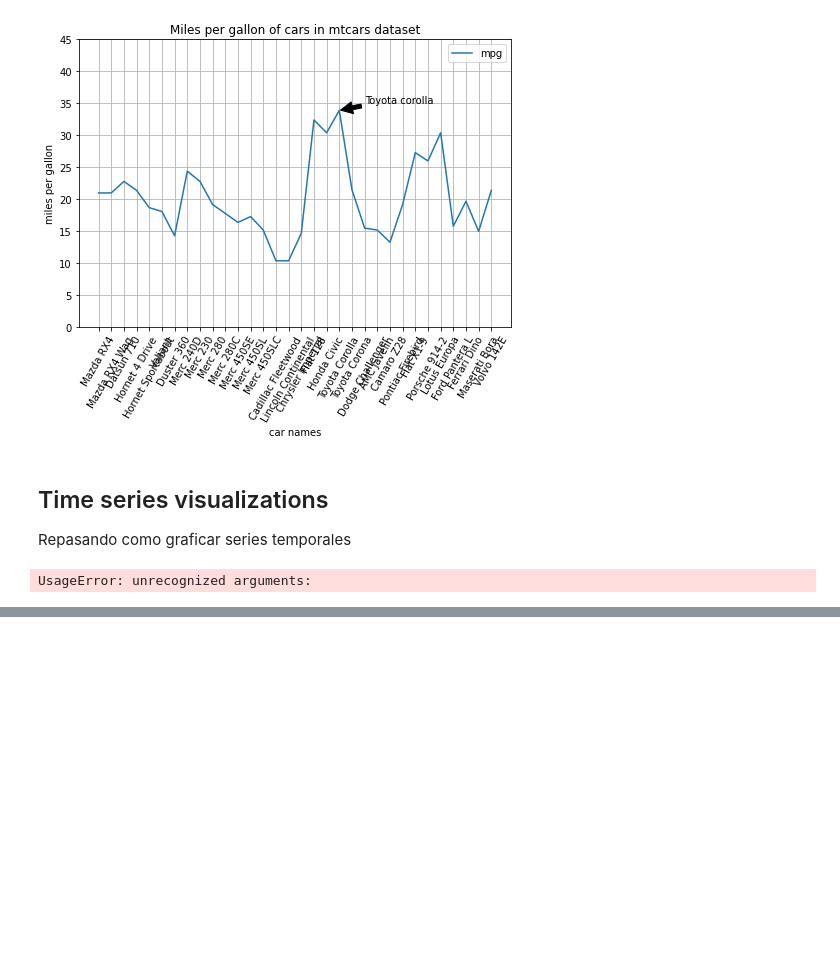
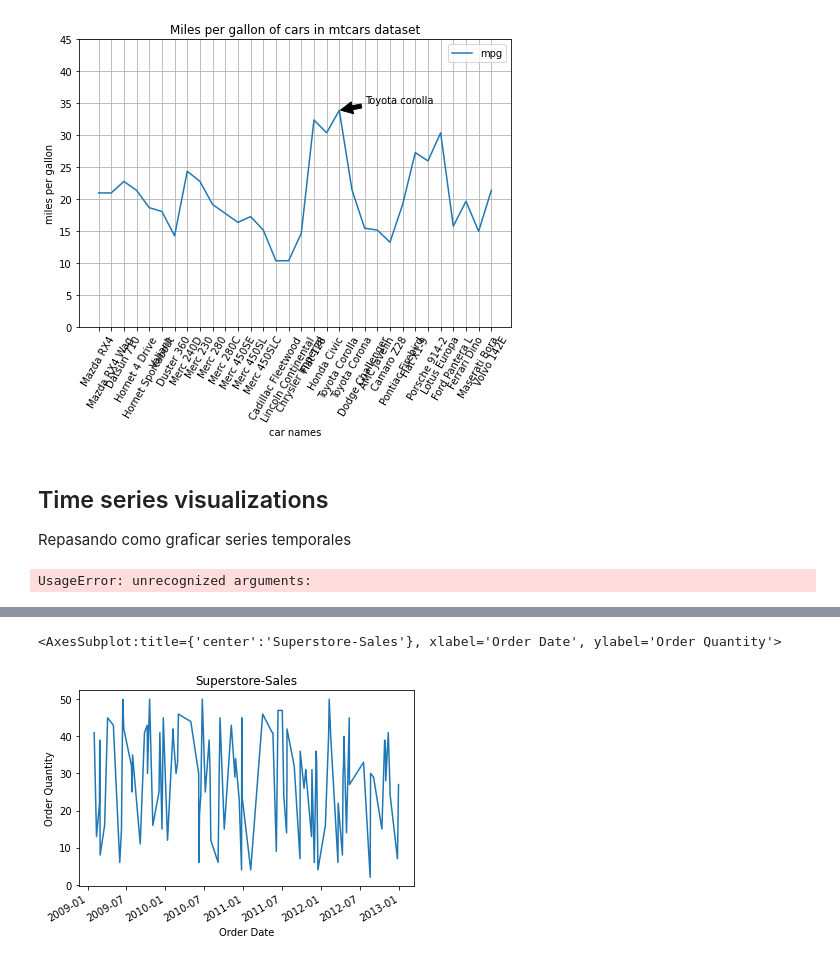
Before and after one commit to adry402/probando_boruta, a Jupyter notebook: graficas.ipynb, the cells around one changed output, grey strips where cells are left out. Saved outputs shown, nothing was run; the diff lists cells and outputs as text; code cells hidden in the pictures; blank space fills up the shorter version.

```diff
--- a/graficas.ipynb
+++ b/graficas.ipynb
@@ -233,0 +248,11 @@ UsageError: unrecognized arguments:
+# %%
+df2 = df.sample(n=100, random_state= 25, axis=0)
+
+plt.xlabel('Order Date')
+plt.ylabel('Order Quantity')
+plt.title('Superstore-Sales')
+
+df2['Order Quantity'].plot()
+# %% [output]
+<AxesSubplot:title={'center':'Superstore-Sales'}, xlabel='Order Date', ylabel='Order Quantity'>
+[figure, added]
```
Also changed, not shown: parts of 14 cells of this notebook, 2 other files.
